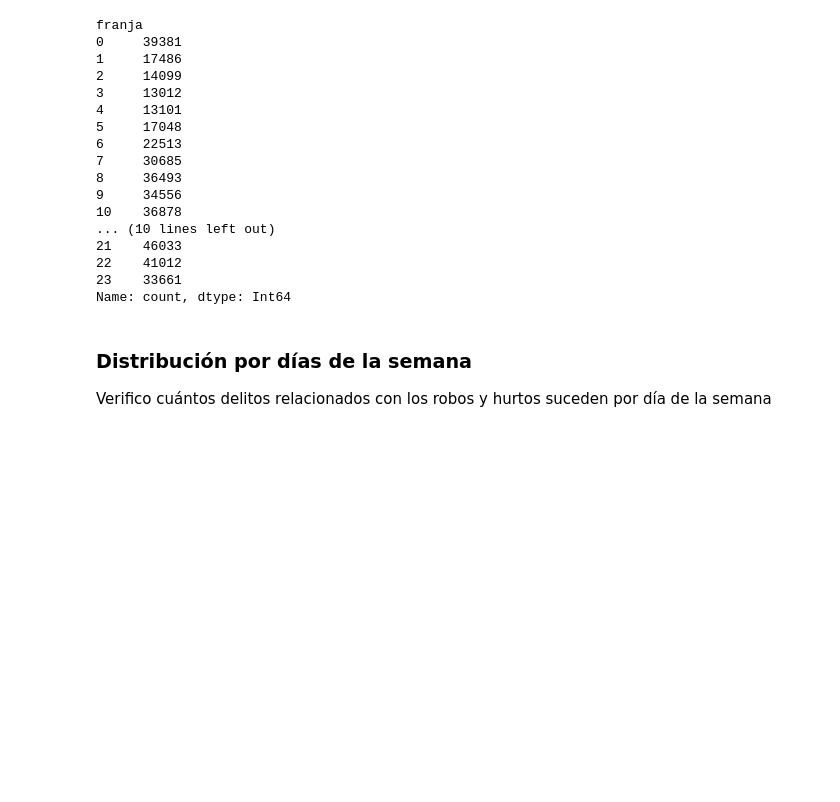
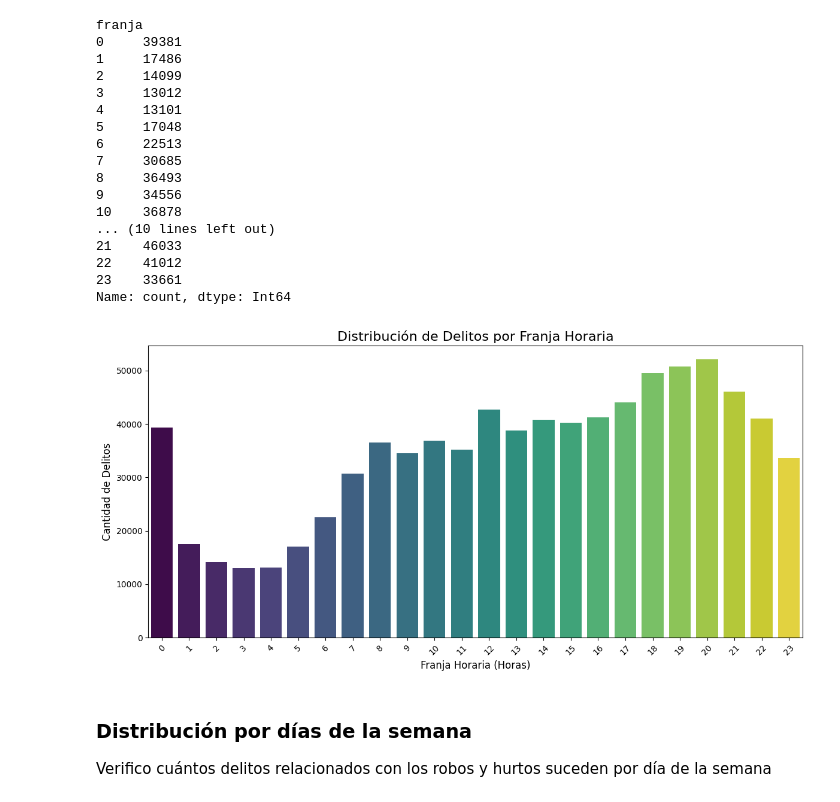
Before and after one commit to juandiegomoscoso/Delitos-Ciudad-Buenos-Aires, a Jupyter notebook: delitos-ciudad-buenos-aires.ipynb, the cells around one changed output. Drawn from its saved outputs; the diff is of its cells as text; code cells hidden in the pictures; blank space fills up the shorter version.

Commit message:
Agregar grafico de barras de frecuencia por franjas horarias

```diff
--- a/delitos-ciudad-buenos-aires.ipynb
+++ b/delitos-ciudad-buenos-aires.ipynb
@@ -592,6 +592,23 @@ franja
 22    41012
 23    33661
 Name: count, dtype: Int64
+# %%
+# Gráfico de barras de frecuencia por franjas horarias
+frecuencia_horaria = df_robos_hurtos['franja'].value_counts().sort_index()
+plt.figure(figsize=(12, 6))
+sns.barplot(x=frecuencia_horaria.index,
+            y=frecuencia_horaria.values,
+            palette="viridis",
+            hue=frecuencia_horaria.index,
+            legend=False)
+plt.title("Distribución de Delitos por Franja Horaria", fontsize=16)
+plt.xlabel("Franja Horaria (Horas)", fontsize=12)
+plt.ylabel("Cantidad de Delitos", fontsize=12)
+plt.xticks(rotation=45)
+plt.tight_layout()
+plt.show()
+# %% [output]
+[figure, added]
 # %% [markdown]
 ### Distribución por días de la semana
 
```
Also changed, not shown: parts of 1 cell of this notebook.
